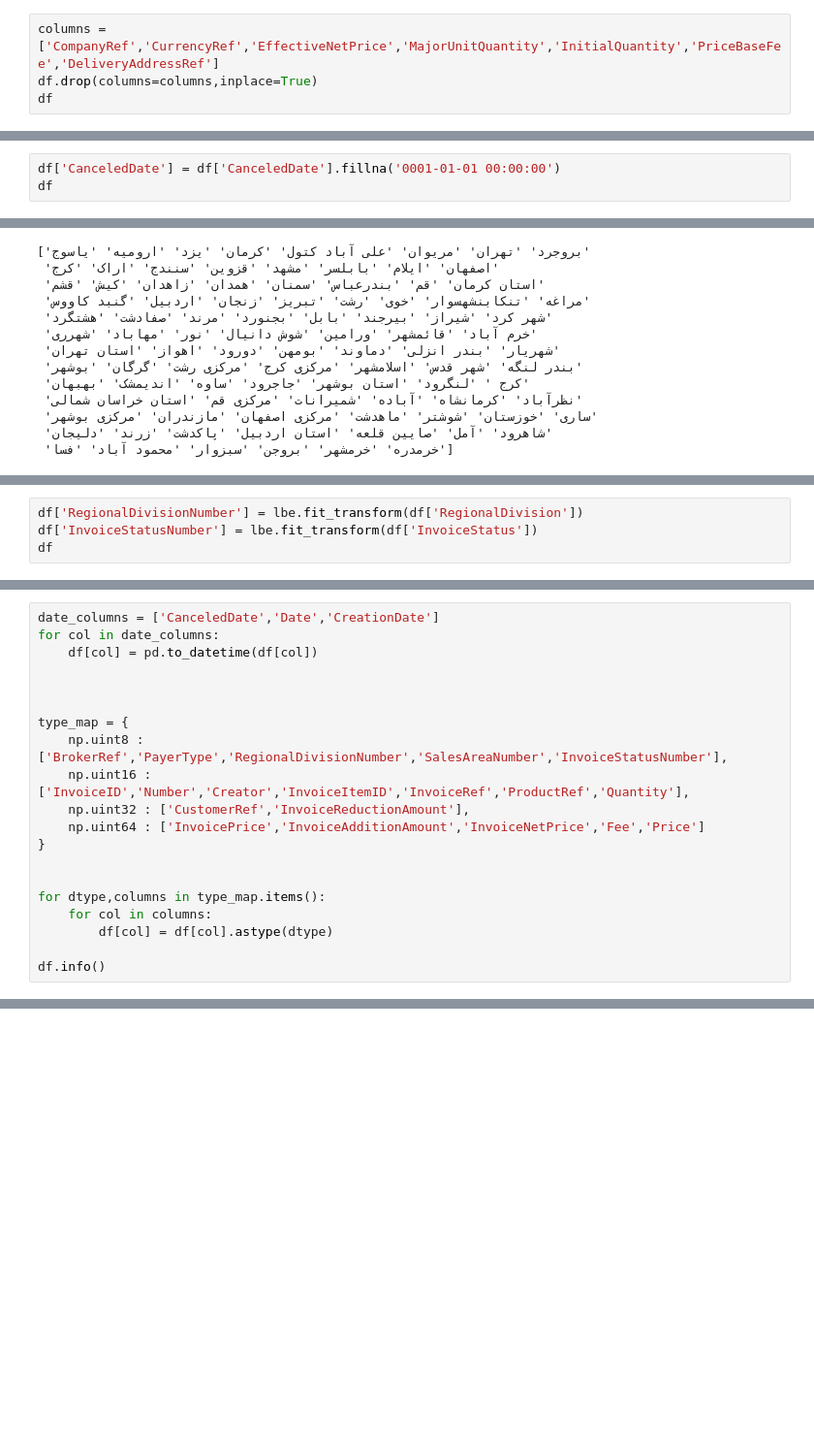
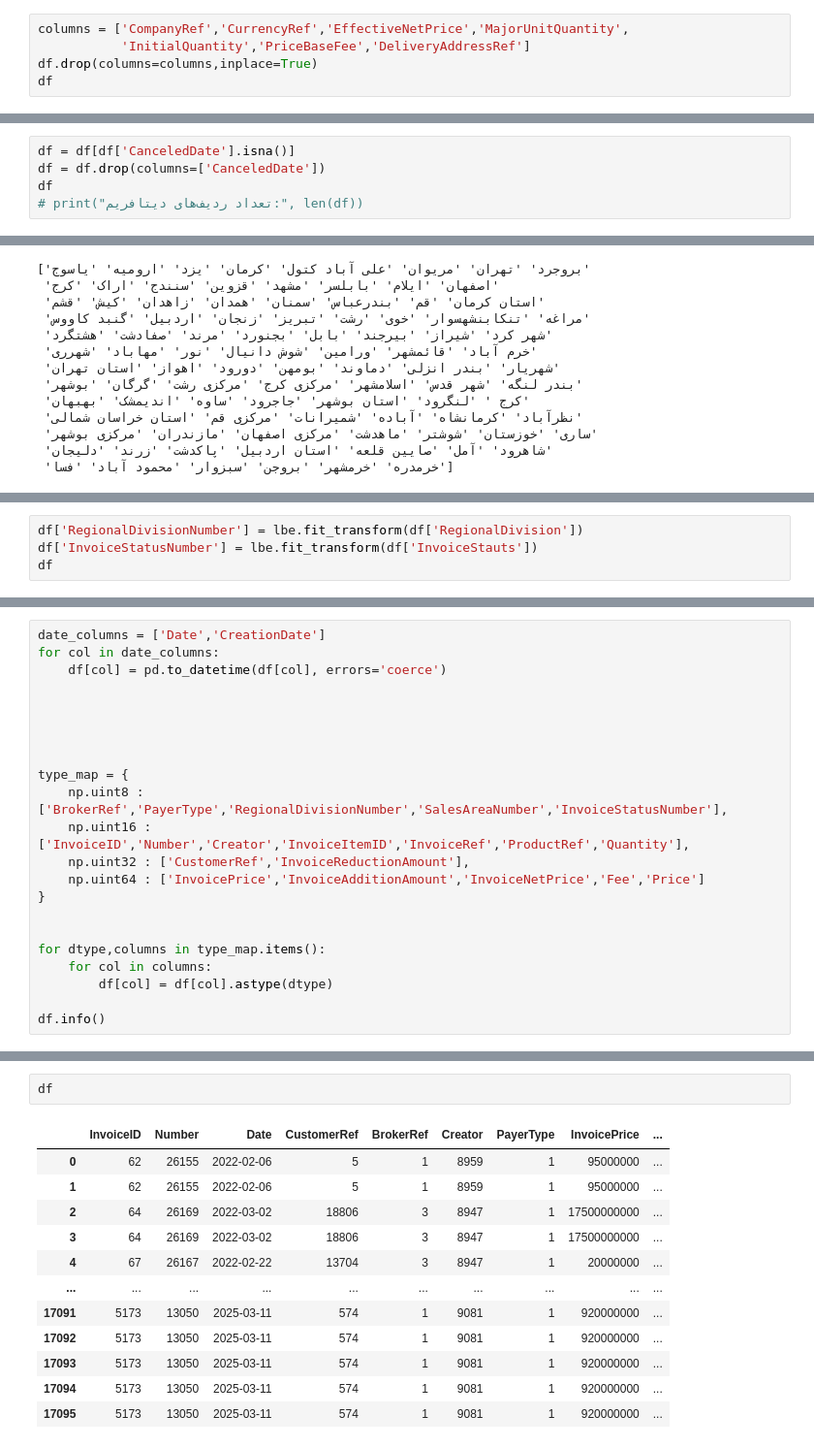
Before and after one commit to mahiiit79/SLSProject, a Jupyter notebook: projcet.ipynb, the cells around one changed output, grey strips where cells are left out. Shown at 97% size. Saved outputs shown, nothing was run; the diff lists cells and outputs as text; blank space fills up the shorter version.

```diff
--- a/projcet.ipynb
+++ b/projcet.ipynb
@@ -40,7 +41,8 @@ Data columns (total 29 columns):
 dtypes: float64(12), int64(11), object(6)
 memory usage: 3.8+ MB
 # %%
-columns = ['CompanyRef','CurrencyRef','EffectiveNetPrice','MajorUnitQuantity','InitialQuantity','PriceBaseFee','DeliveryAddressRef']
+columns = ['CompanyRef','CurrencyRef','EffectiveNetPrice','MajorUnitQuantity',
+           'InitialQuantity','PriceBaseFee','DeliveryAddressRef']
 df.drop(columns=columns,inplace=True)
 df
 # %% [output]
@@ -78,8 +80,10 @@ SalesArea                     0
 RegionalDivision              0
 dtype: int64
 # %%
-df['CanceledDate'] = df['CanceledDate'].fillna('0001-01-01 00:00:00')
+df = df[df['CanceledDate'].isna()]
+df = df.drop(columns=['CanceledDate'])
 df
+# print("تعداد ردیف‌های دیتافریم:", len(df))
 # %% [output]
 |  | InvoiceID | Number | Date | CustomerRef | BrokerRef | Creator | PayerType | InvoicePrice | ... |
 | 0 | 62 | 26155 | 2022-02-06 00:00:00.000 | 5 | 1 | 8959 | 1 | 9.500000e+07 | ... |
@@ -209,6 +212,6 @@ RegionalDivision
 Name: count, Length: 94, dtype: int64
 # %%
 df['RegionalDivisionNumber'] = lbe.fit_transform(df['RegionalDivision'])
-df['InvoiceStatusNumber'] = lbe.fit_transform(df['InvoiceStatus'])
+df['InvoiceStatusNumber'] = lbe.fit_transform(df['InvoiceStauts'])
 df
 # %% [output]
@@ -236,7 +251,9 @@ memory usage: 3.1+ MB
 # %%
-date_columns = ['CanceledDate','Date','CreationDate']
+date_columns = ['Date','CreationDate']
 for col in date_columns:
-    df[col] = pd.to_datetime(df[col])
+    df[col] = pd.to_datetime(df[col], errors='coerce')
+
+
 
 
 
@@ -255,0 +291,15 @@ df.info()
+# %%
+df
+# %% [output]
+|  | InvoiceID | Number | Date | CustomerRef | BrokerRef | Creator | PayerType | InvoicePrice | ... |
+| 0 | 62 | 26155 | 2022-02-06 | 5 | 1 | 8959 | 1 | 95000000 | ... |
+| 1 | 62 | 26155 | 2022-02-06 | 5 | 1 | 8959 | 1 | 95000000 | ... |
+| 2 | 64 | 26169 | 2022-03-02 | 18806 | 3 | 8947 | 1 | 17500000000 | ... |
+| 3 | 64 | 26169 | 2022-03-02 | 18806 | 3 | 8947 | 1 | 17500000000 | ... |
+| 4 | 67 | 26167 | 2022-02-22 | 13704 | 3 | 8947 | 1 | 20000000 | ... |
+| ... | ... | ... | ... | ... | ... | ... | ... | ... | ... |
+| 17091 | 5173 | 13050 | 2025-03-11 | 574 | 1 | 9081 | 1 | 920000000 | ... |
+| 17092 | 5173 | 13050 | 2025-03-11 | 574 | 1 | 9081 | 1 | 920000000 | ... |
+| 17093 | 5173 | 13050 | 2025-03-11 | 574 | 1 | 9081 | 1 | 920000000 | ... |
+| 17094 | 5173 | 13050 | 2025-03-11 | 574 | 1 | 9081 | 1 | 920000000 | ... |
+| 17095 | 5173 | 13050 | 2025-03-11 | 574 | 1 | 9081 | 1 | 920000000 | ... |
```
Also changed, not shown: parts of 12 cells of this notebook, 1 other file.
